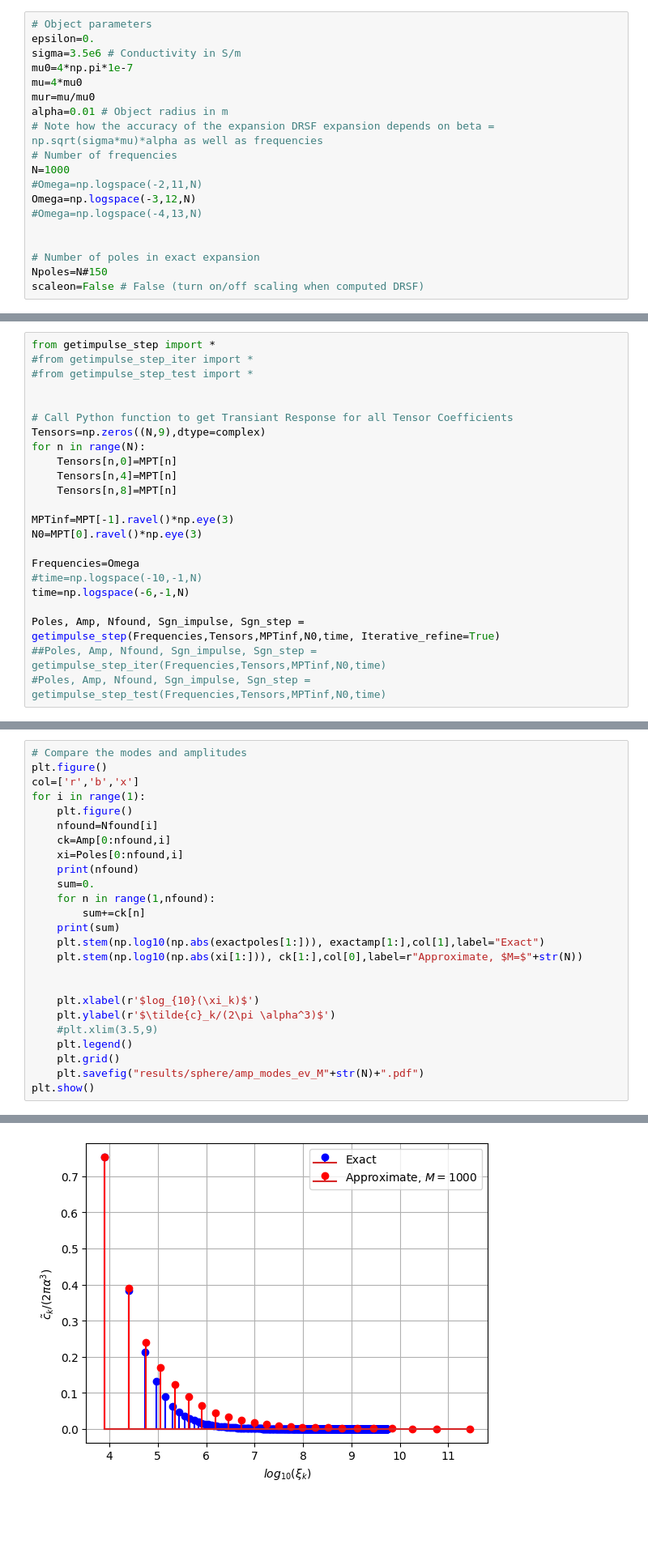
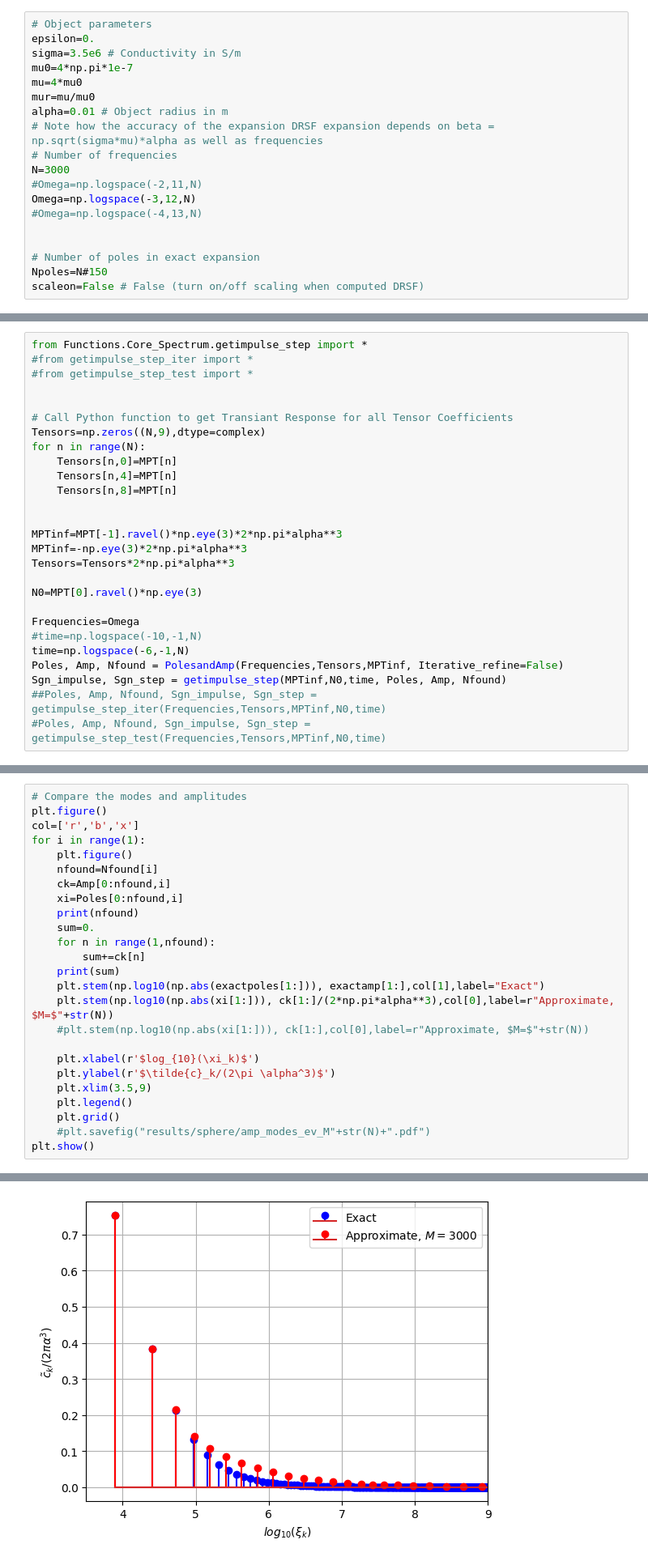
Before and after one commit to MPT-Calculator/MPT-Calculator, a Jupyter notebook: CallingScriptSphere_exact.ipynb, the cells around one changed output, grey strips where cells are left out. Shown at 81% size. Saved outputs shown, nothing was run; the diff lists cells and outputs as text; blank space fills up the shorter version.

```diff
--- a/CallingScriptSphere_exact.ipynb
+++ b/CallingScriptSphere_exact.ipynb
@@ -21,7 +21,7 @@ mur=mu/mu0
 alpha=0.01 # Object radius in m
 # Note how the accuracy of the expansion DRSF expansion depends on beta = np.sqrt(sigma*mu)*alpha as well as frequencies
 # Number of frequencies
-N=1000
+N=3000
 #Omega=np.logspace(-2,11,N)
 Omega=np.logspace(-3,12,N)
 #Omega=np.logspace(-4,13,N)
@@ -192,7 +192,7 @@ plt.show()
 [figure]
 [figure]
 # %%
-from getimpulse_step import *
+from Functions.Core_Spectrum.getimpulse_step import *
 #from getimpulse_step_iter import *
 #from getimpulse_step_test import *
 
@@ -204,14 +204,18 @@ for n in range(N):
     Tensors[n,4]=MPT[n]
     Tensors[n,8]=MPT[n]
 
-MPTinf=MPT[-1].ravel()*np.eye(3)
+
+MPTinf=MPT[-1].ravel()*np.eye(3)*2*np.pi*alpha**3
+MPTinf=-np.eye(3)*2*np.pi*alpha**3
+Tensors=Tensors*2*np.pi*alpha**3
+
 N0=MPT[0].ravel()*np.eye(3)
 
 Frequencies=Omega
 #time=np.logspace(-10,-1,N)
 time=np.logspace(-6,-1,N)
-
-Poles, Amp, Nfound, Sgn_impulse, Sgn_step = getimpulse_step(Frequencies,Tensors,MPTinf,N0,time, Iterative_refine=True)
+Poles, Amp, Nfound = PolesandAmp(Frequencies,Tensors,MPTinf, Iterative_refine=False)
+Sgn_impulse, Sgn_step = getimpulse_step(MPTinf,N0,time, Poles, Amp, Nfound)
 ##Poles, Amp, Nfound, Sgn_impulse, Sgn_step = getimpulse_step_iter(Frequencies,Tensors,MPTinf,N0,time)
 #Poles, Amp, Nfound, Sgn_impulse, Sgn_step = getimpulse_step_test(Frequencies,Tensors,MPTinf,N0,time)
 # %% [output]
@@ -299,14 +287,14 @@ for i in range(1):
         sum+=ck[n]
     print(sum)
     plt.stem(np.log10(np.abs(exactpoles[1:])), exactamp[1:],col[1],label="Exact")
-    plt.stem(np.log10(np.abs(xi[1:])), ck[1:],col[0],label=r"Approximate, $M=$"+str(N))
-
+    plt.stem(np.log10(np.abs(xi[1:])), ck[1:]/(2*np.pi*alpha**3),col[0],label=r"Approximate, $M=$"+str(N))
+    #plt.stem(np.log10(np.abs(xi[1:])), ck[1:],col[0],label=r"Approximate, $M=$"+str(N))
 
     plt.xlabel(r'$log_{10}(\xi_k)$')
     plt.ylabel(r'$\tilde{c}_k/(2\pi \alpha^3)$')
-    #plt.xlim(3.5,9)
+    plt.xlim(3.5,9)
     plt.legend()
     plt.grid()
-    plt.savefig("results/sphere/amp_modes_ev_M"+str(N)+".pdf")
+    #plt.savefig("results/sphere/amp_modes_ev_M"+str(N)+".pdf")
 plt.show()
 # %% [output]
@@ -315,5 +303,5 @@ plt.show()
 <Figure size 640x480 with 0 Axes>
-[figure, old version]
+[figure, new version]
 # %%
 # Fix Frequencies for evaluation P=100
 P=100
```
Also changed, not shown: parts of 7 cells of this notebook, 18 other files.
